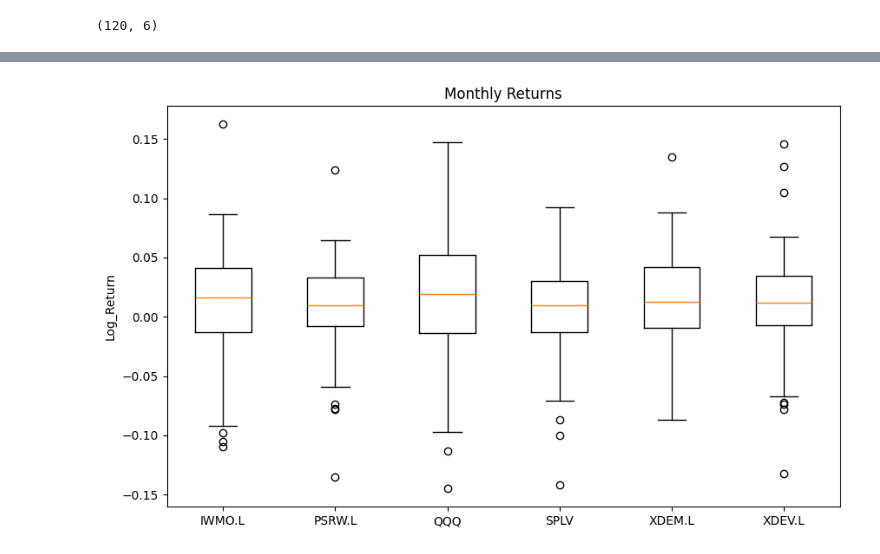
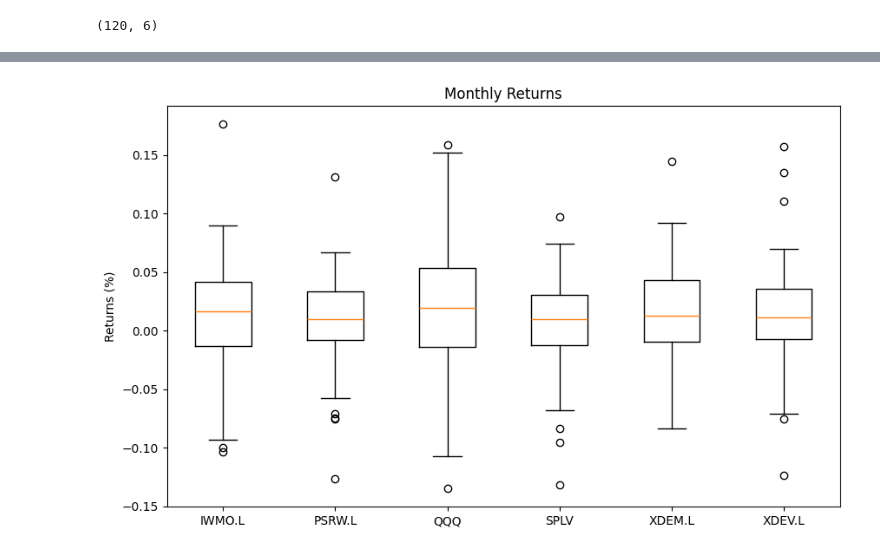
Before and after one commit to D-Malhotra/Portfolio-Theory, a Jupyter notebook: EffFront.ipynb, the cells around one changed output, grey strips where cells are left out. Cells and saved outputs as stored; diff of their text form; code cells hidden in the pictures.

Commit message:
replaced log_returns with simple_returns

```diff
--- a/EffFront.ipynb
+++ b/EffFront.ipynb
@@ -11,5 +11,6 @@ log_rate = 1/12 * np.log(1+int_rate)
 # %%
-
+tickers = ["PSRW.L", "SPLV", "XDEM.L", "IWMO.L", "XDEV.L", "QQQ"]
+#Current interest rate
 data = yf.download(tickers, period="10y", interval="1mo")
 # %% [output]
 [*********************100%***********************]  6 of 6 completed
@@ -21,8 +22,6 @@ yftickers = list(data.columns.levels[1])
 close = data["Close"].to_numpy()
 print(close.shape)
 #We only need to work with close prices as using both open and close will result in gap ups and gap downs
-#And then using log returns we have
-log_close = np.log(close)
-log_returns = log_close[1:] - log_close[:-1]
+returns = close[1:]/close[:-1] - 1
 # %% [output]
 (120, 6)
@@ -49,12 +28,12 @@ array([[False, False, False, False, False, False],
 # %%
 plt.figure(figsize=(10, 6))
-plt.boxplot(log_returns, tick_labels=yftickers)
+plt.boxplot(returns, tick_labels=yftickers)
 
 plt.title("Monthly Returns")
-plt.ylabel("Log_Return")
+plt.ylabel("Returns (%)")
 plt.show()
 # %% [output]
-[figure, old version]
+[figure, new version]
 # %%
 #Now we are interested in measuring correlation between these assets
 #or we can just find the covariance matrix as that will be enough
```
Also changed, not shown: parts of 11 cells of this notebook.
